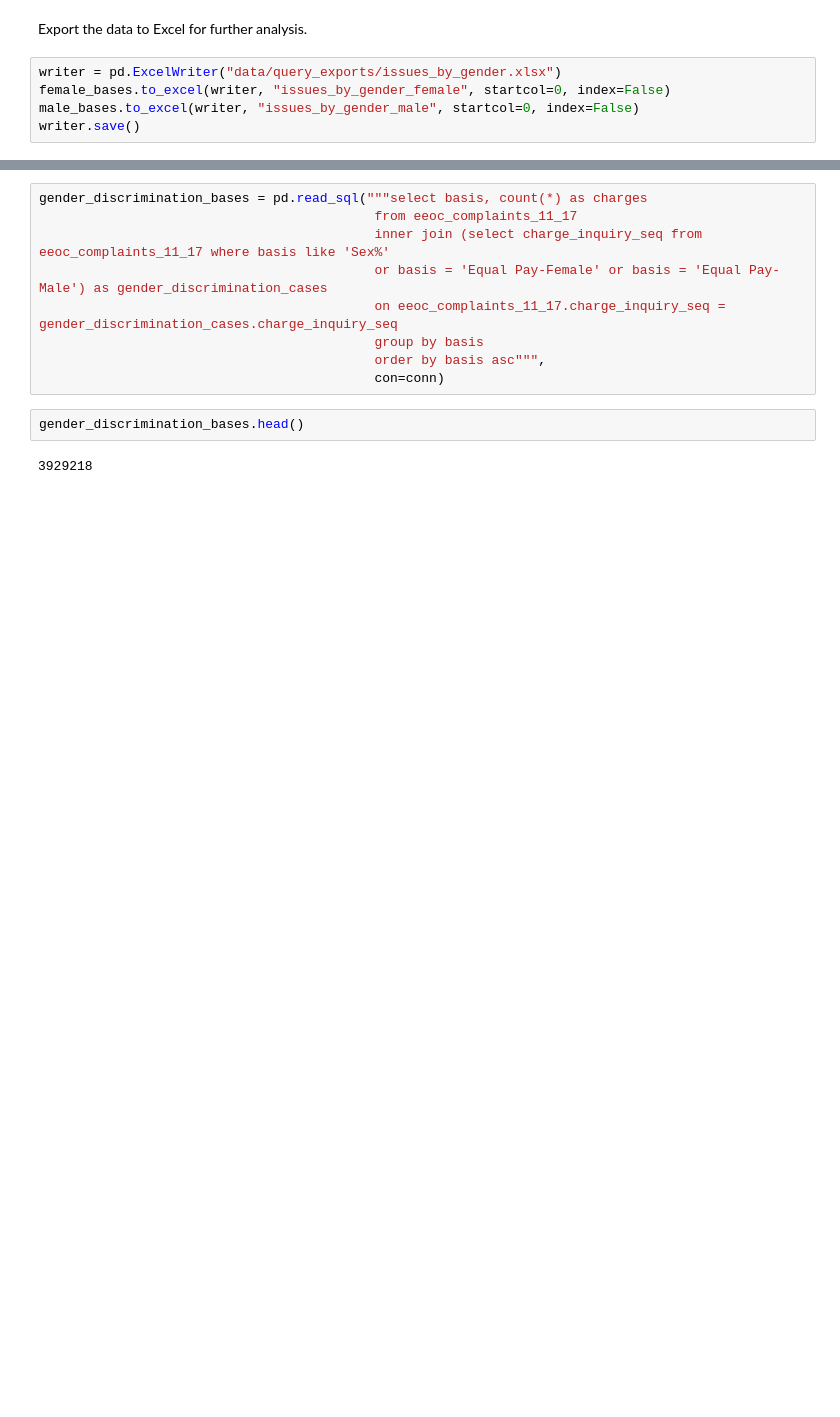
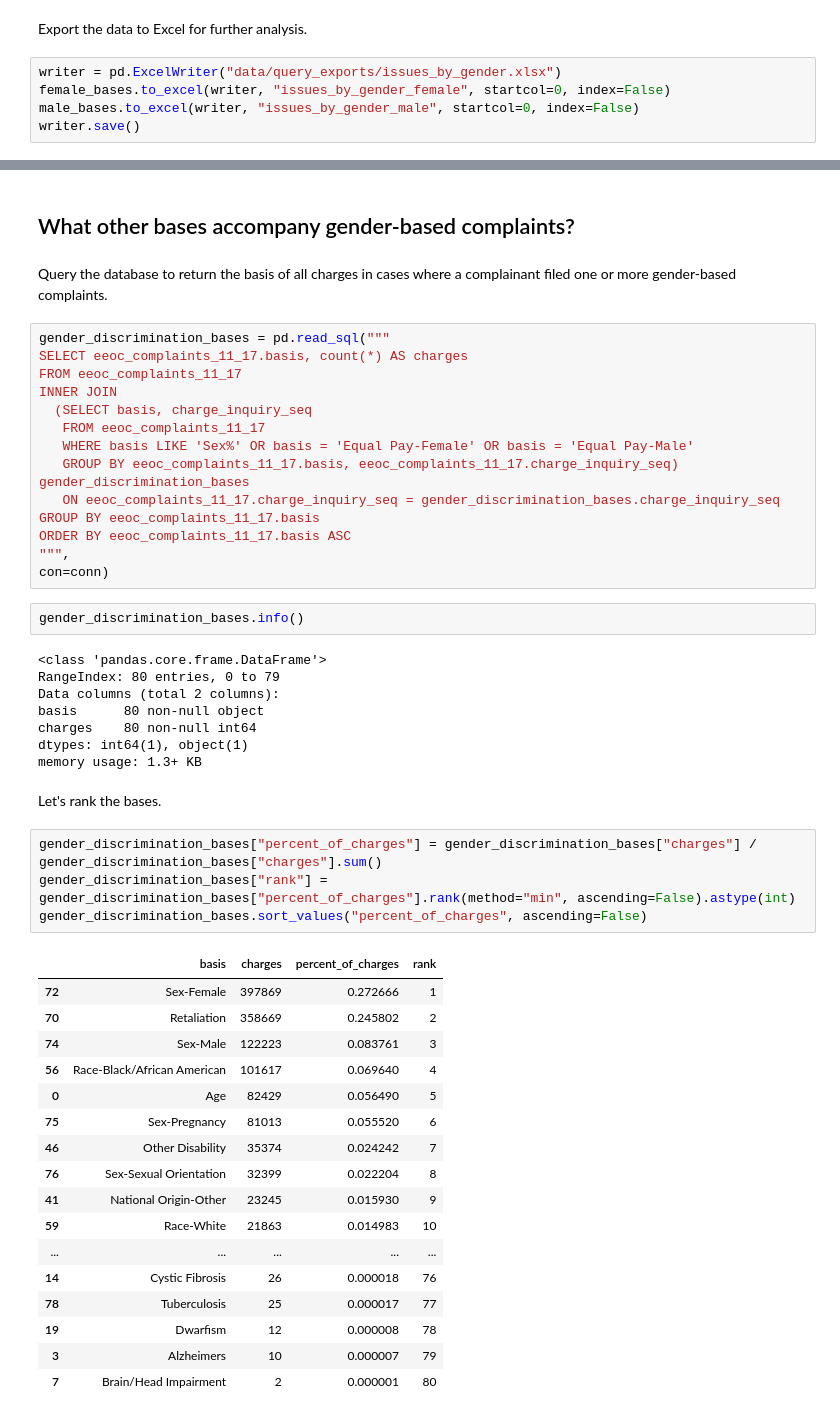
Before and after one commit to PublicI/employment-discrimination, a Jupyter notebook: employment-discrimination.ipynb, the cells around one changed output, grey strips where cells are left out. Cells and saved outputs as stored; diff of their text form; blank space fills up the shorter version.

Commit message:
Added analysis
What are the basis of charges that accompany complaints of gender-based discrimination?

```diff
--- a/employment-discrimination.ipynb
+++ b/employment-discrimination.ipynb
@@ -446,13 +426,52 @@ complaints.groupby("basis").size().reset_index(name="charges")
+# %% [markdown]
+## What other bases accompany gender-based complaints?
+# %% [markdown]
+Query the database to return the basis of all charges in cases where a complainant filed one or more gender-based complaints.
 # %%
-gender_discrimination_bases = pd.read_sql("""select basis, count(*) as charges
-                                           from eeoc_complaints_11_17
-                                           inner join (select charge_inquiry_seq from eeoc_complaints_11_17 where basis like 'Sex%'
-                                           or basis = 'Equal Pay-Female' or basis = 'Equal Pay-Male') as gender_discrimination_cases
-                                           on eeoc_complaints_11_17.charge_inquiry_seq = gender_discrimination_cases.charge_inquiry_seq
-                                           group by basis
-                                           order by basis asc""",
-                                           con=conn)
+gender_discrimination_bases = pd.read_sql("""
+SELECT eeoc_complaints_11_17.basis, count(*) AS charges
+FROM eeoc_complaints_11_17
+INNER JOIN
+  (SELECT basis, charge_inquiry_seq
+   FROM eeoc_complaints_11_17
+   WHERE basis LIKE 'Sex%' OR basis = 'Equal Pay-Female' OR basis = 'Equal Pay-Male'
+   GROUP BY eeoc_complaints_11_17.basis, eeoc_complaints_11_17.charge_inquiry_seq) gender_discrimination_bases
+   ON eeoc_complaints_11_17.charge_inquiry_seq = gender_discrimination_bases.charge_inquiry_seq
+GROUP BY eeoc_complaints_11_17.basis
+ORDER BY eeoc_complaints_11_17.basis ASC
+""",
+con=conn)
 # %%
-gender_discrimination_bases.head()
+gender_discrimination_bases.info()
 # %% [output]
-3929218
+<class 'pandas.core.frame.DataFrame'>
+RangeIndex: 80 entries, 0 to 79
+Data columns (total 2 columns):
+basis      80 non-null object
+charges    80 non-null int64
+dtypes: int64(1), object(1)
+memory usage: 1.3+ KB
+# %% [markdown]
+Let's rank the bases.
+# %%
+gender_discrimination_bases["percent_of_charges"] = gender_discrimination_bases["charges"] / gender_discrimination_bases["charges"].sum()
+gender_discrimination_bases["rank"] = gender_discrimination_bases["percent_of_charges"].rank(method="min", ascending=False).astype(int)
+gender_discrimination_bases.sort_values("percent_of_charges", ascending=False)
+# %% [output]
+|  | basis | charges | percent_of_charges | rank |
+| 72 | Sex-Female | 397869 | 0.272666 | 1 |
+| 70 | Retaliation | 358669 | 0.245802 | 2 |
+| 74 | Sex-Male | 122223 | 0.083761 | 3 |
+| 56 | Race-Black/African American | 101617 | 0.069640 | 4 |
+| 0 | Age | 82429 | 0.056490 | 5 |
+| 75 | Sex-Pregnancy | 81013 | 0.055520 | 6 |
+| 46 | Other Disability | 35374 | 0.024242 | 7 |
+| 76 | Sex-Sexual Orientation | 32399 | 0.022204 | 8 |
+| 41 | National Origin-Other | 23245 | 0.015930 | 9 |
+| 59 | Race-White | 21863 | 0.014983 | 10 |
+| ... | ... | ... | ... | ... |
+| 14 | Cystic Fibrosis | 26 | 0.000018 | 76 |
+| 78 | Tuberculosis | 25 | 0.000017 | 77 |
+| 19 | Dwarfism | 12 | 0.000008 | 78 |
+| 3 | Alzheimers | 10 | 0.000007 | 79 |
+| 7 | Brain/Head Impairment | 2 | 0.000001 | 80 |
```
Also changed, not shown: parts of 3 cells of this notebook.
